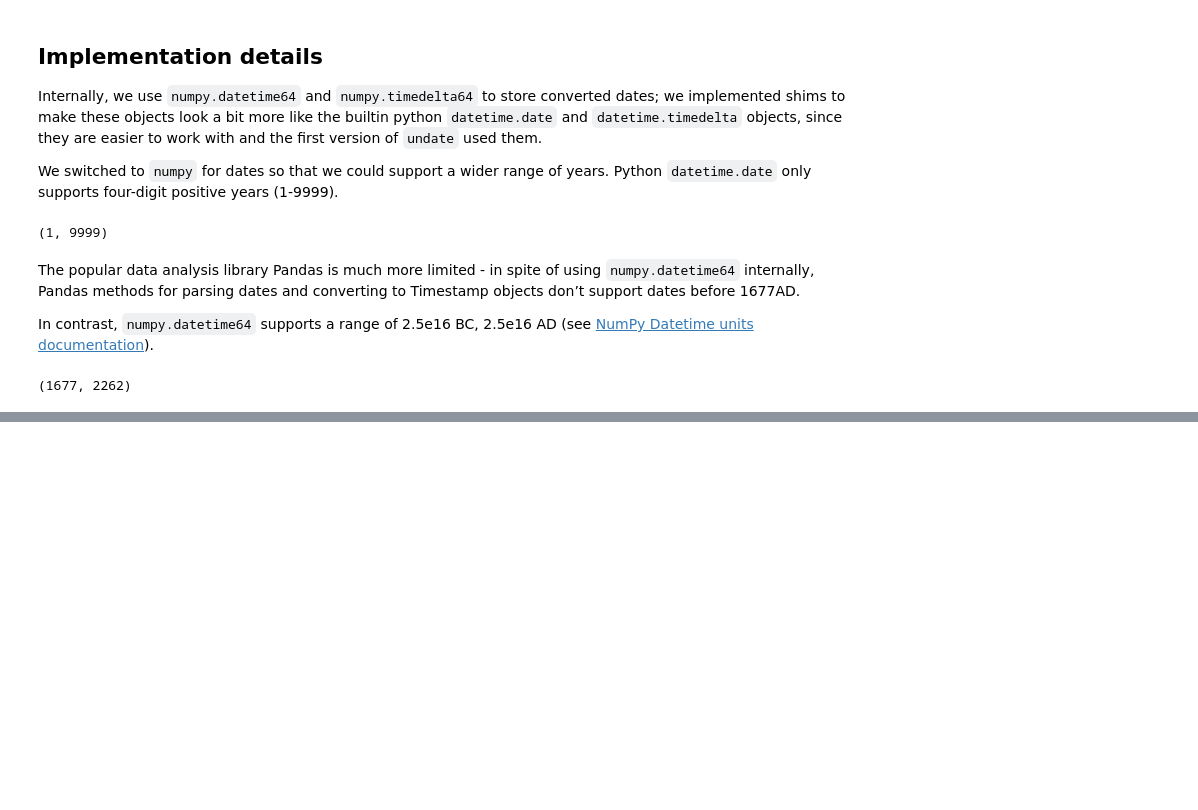
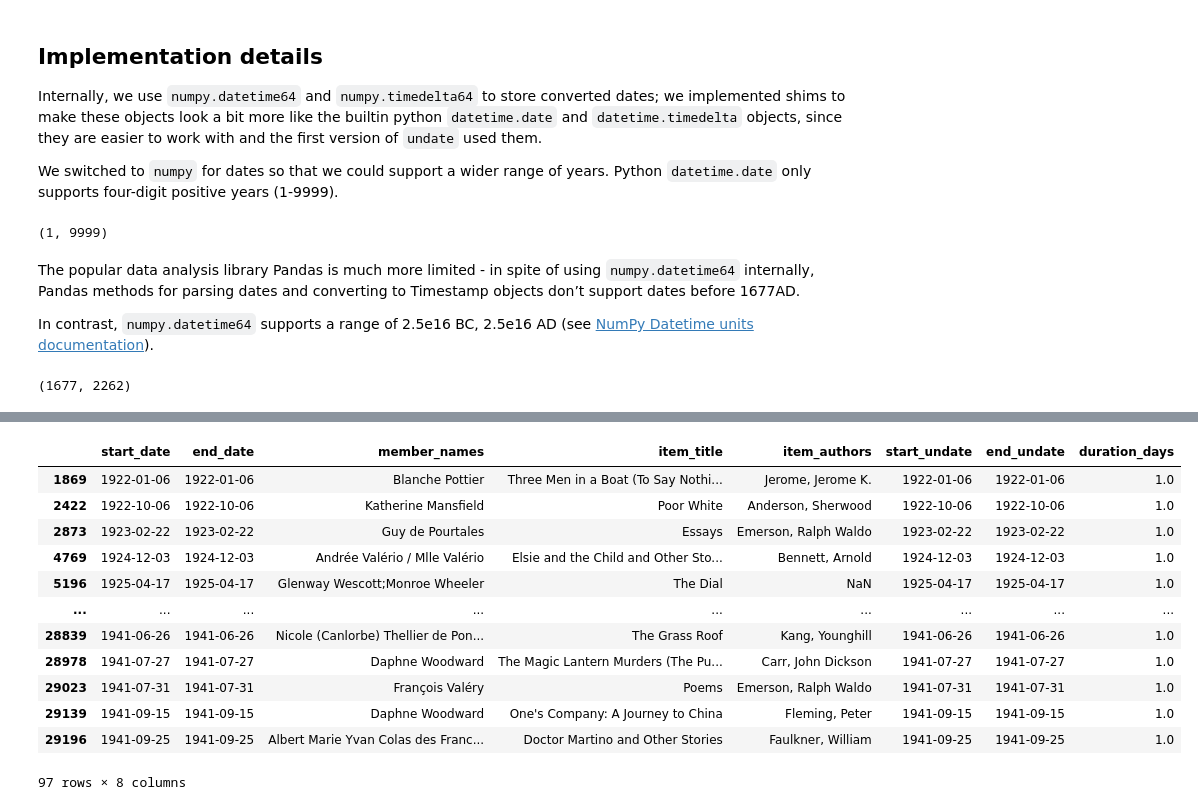
Before and after one commit to rlskoeser/undate-notebook-usrse25, a Jupyter notebook: undate-overview.ipynb, the cells around one changed output, grey strips where cells are left out. Drawn from its saved outputs; the diff is of its cells as text; code cells hidden in the pictures; blank space fills up the shorter version.

```diff
--- a/undate-overview.ipynb
+++ b/undate-overview.ipynb
@@ -527,0 +551,11 @@ pd.Timestamp.min.year, pd.Timestamp.max.year
+# %%
+# load the 2.0 version of S&co events data from the assets folder
+events_df = pd.read_csv("assets/SCoData_events_v2.0_2025.csv", low_memory=False)
+
+# filter the full dataset to just borrowing events
+borrow_events = events_df[events_df.event_type == 'Borrow']
+# limit the dataframe to relevant fields
+borrow_events = borrow_events[['start_date', 'end_date', 'member_names', 'item_title', 'item_authors']]
+# for convenience, filter to rows that have both start and end date
+borrow_events = borrow_events[borrow_events.start_date.notna() & borrow_events.end_date.notna()]
+borrow_events.head(10)
@@ -527,0 +574,14 @@ pd.Timestamp.min.year, pd.Timestamp.max.year
+# %%
+# parse start and end dates with Undate
+borrow_events['start_undate'] = borrow_events.start_date.apply(lambda x: Undate.parse(x, "ISO8601"))
+borrow_events['end_undate'] = borrow_events.end_date.apply(lambda x: Undate.parse(x, "ISO8601"))
+
+# add a column for date precision
+borrow_events['start_date_precision'] = borrow_events.start_undate.apply(lambda x: str(x.precision))
+borrow_events['end_date_precision'] = borrow_events.end_undate.apply(lambda x: str(x.precision))
+
+# filter to events with day-level date precision - this will eliminate year-only dates like those above, but preserve month-day dates
+borrow_events = borrow_events[(borrow_events.start_date_precision == 'DAY') & (borrow_events.end_date_precision == 'DAY')]
+# then drop the precision column (no longer useful)
+borrow_events = borrow_events.drop(columns=["start_date_precision", "end_date_precision"])
+borrow_events.head(10)
@@ -527,0 +600,16 @@ pd.Timestamp.min.year, pd.Timestamp.max.year
+# %%
+borrow_events[borrow_events.start_date == borrow_events.end_date]
+# %% [output]
+|  | start_date | end_date | member_names | item_title | item_authors | start_undate | end_undate | duration_days |
+| 1869 | 1922-01-06 | 1922-01-06 | Blanche Pottier | Three Men in a Boat (To Say Nothi... | Jerome, Jerome K. | 1922-01-06 | 1922-01-06 | 1.0 |
+| 2422 | 1922-10-06 | 1922-10-06 | Katherine Mansfield | Poor White | Anderson, Sherwood | 1922-10-06 | 1922-10-06 | 1.0 |
+| 2873 | 1923-02-22 | 1923-02-22 | Guy de Pourtales | Essays | Emerson, Ralph Waldo | 1923-02-22 | 1923-02-22 | 1.0 |
+| 4769 | 1924-12-03 | 1924-12-03 | Andrée Valério / Mlle Valério | Elsie and the Child and Other Sto... | Bennett, Arnold | 1924-12-03 | 1924-12-03 | 1.0 |
+| 5196 | 1925-04-17 | 1925-04-17 | Glenway Wescott;Monroe Wheeler | The Dial | NaN | 1925-04-17 | 1925-04-17 | 1.0 |
+| ... | ... | ... | ... | ... | ... | ... | ... | ... |
+| 28839 | 1941-06-26 | 1941-06-26 | Nicole (Canlorbe) Thellier de Pon... | The Grass Roof | Kang, Younghill | 1941-06-26 | 1941-06-26 | 1.0 |
+| 28978 | 1941-07-27 | 1941-07-27 | Daphne Woodward | The Magic Lantern Murders (The Pu... | Carr, John Dickson | 1941-07-27 | 1941-07-27 | 1.0 |
+| 29023 | 1941-07-31 | 1941-07-31 | François Valéry | Poems | Emerson, Ralph Waldo | 1941-07-31 | 1941-07-31 | 1.0 |
+| 29139 | 1941-09-15 | 1941-09-15 | Daphne Woodward | One's Company: A Journey to China | Fleming, Peter | 1941-09-15 | 1941-09-15 | 1.0 |
+| 29196 | 1941-09-25 | 1941-09-25 | Albert Marie Yvan Colas des Franc... | Doctor Martino and Other Stories | Faulkner, William | 1941-09-25 | 1941-09-25 | 1.0 |
+97 rows × 8 columns
```
Also changed, not shown: parts of 10 cells of this notebook, 2 other files.
